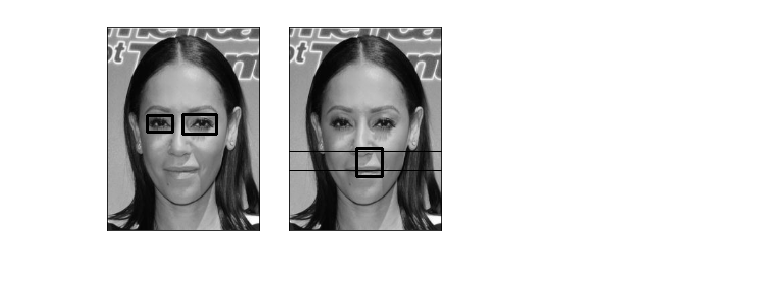
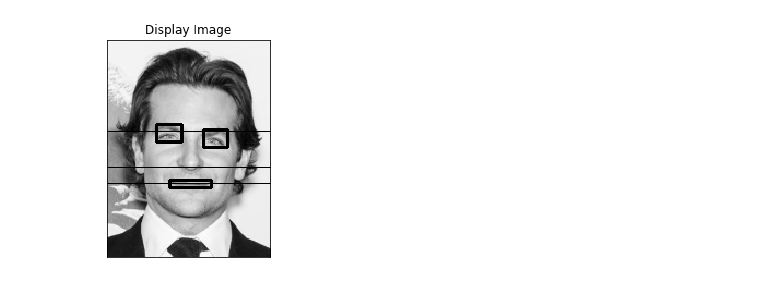
Before and after one commit to SteveSJLee/ECSE415, a Jupyter notebook: src/eye_nose_mouth.ipynb, the cells around one changed output. Saved outputs shown, nothing was run; the diff lists cells and outputs as text; code cells hidden in the pictures.

```diff
--- a/src/eye_nose_mouth.ipynb
+++ b/src/eye_nose_mouth.ipynb
@@ -48,7 +48,7 @@ class SB:
 
         self.sb = img_thr
 
-    def sobel(self, img, th=100):
+    def sobel(self, img, th=130):
         self.img = img
         self.filter()
         self.threshold(th)
@@ -86,7 +86,7 @@ def eye_region(img):
 
     output = cv2.connectedComponentsWithStats(np.uint8(search_region), 8, cv2.CV_32S)
     stats = output[2]
-    for i in range(0, stats.shape[0]):
+    for i in range(1, stats.shape[0]):
         x_pos = stats[i,0] + int(stats[i,2]/2)
         y_pos = stats[i,1] + int(stats[i,3]/2)
         if stats[i,4] >= 30:
@@ -123,16 +123,20 @@ def eye_detect(img_gray):
     search_region = img_gray[h1:h2, w1:w2]
     eye_cascade = cv2.CascadeClassifier('haarcascade_eye.xml')
     eyes = eye_cascade.detectMultiScale(search_region)
-    for i in range(0,len(eyes)):
-        eyes[i][0] += w1
-        eyes[i][1] += h1
+    if len(eyes) < 2:
+        center_line, left, right = eye_region(img_gray)
+        center_line -= h1
+    else:
+        for i in range(0,len(eyes)):
+            eyes[i][0] += w1
+            eyes[i][1] += h1
 
-    if eyes[0][0] < eyes[1][0]:
-        left = eyes[0]
-        right = eyes[1]
-    else:
-        left = eyes[1]
-        right = eyes[0]
+        if eyes[0][0] < eyes[1][0]:
+            left = eyes[0]
+            right = eyes[1]
+        else:
+            left = eyes[1]
+            right = eyes[0]
 
     return center_line+h1, left, right
 
@@ -140,9 +144,9 @@ def nose_mouth_loc(img_gray, l_eye, r_eye):
     height, width = img.shape
     Deyes = r_eye[0] + r_eye[2] - l_eye[0]
     y1 = l_eye[1] + l_eye[3]
-    y2 = h1 + int(3*Deyes/4)
+    y2 = y1 + int(3*Deyes/4)
     x1 = l_eye[0] + int(l_eye[2]/2)
-    x2 = w1 + Deyes - int(l_eye[2]/2) - int(r_eye[2]/2)
+    x2 = x1 + Deyes - int(l_eye[2]/2) - int(r_eye[2]/2)
     hist = np.zeros((y2-y1),dtype = np.uint8)
     sob = sb.sobel(img_gray)
 
@@ -188,7 +192,7 @@ def nose_mouth_loc(img_gray, l_eye, r_eye):
     print(stats)
     for i in range(1, stats.shape[0]):
         y_pos = stats[i,1] + int(stats[i,3]/2)
-        if stats[i,4] >= 30:
+        if stats[i,4] >= 50:
             if abs(y_pos - mouth) < min:
                 min = abs(y_pos - mouth)
                 index = i
@@ -202,7 +206,7 @@ def nose_mouth_loc(img_gray, l_eye, r_eye):
 
     return mouth, nose, mouth_region
 
-img2 = cv2.imread("sample2.jpg",0)
+img2 = cv2.imread("sample4.jpg",0)
 img2 = cv2.resize(img2, (150,200),)
 histo = eye_region(img2)
 #img2 = img.copy()
@@ -217,21 +221,22 @@ cv2.rectangle(img2,
               (0, 0, 255),                  # red
               2)
 
-img4 = cv2.imread("sample2.jpg",0)
+img4 = cv2.imread("sample4.jpg",0)
 img4 = cv2.resize(img4, (150,200),)
 c,left,right = eye_detect(img4)
-#cv2.rectangle(img4,(left[0],left[1]),(left[0]+left[2],left[1]+left[3]),(0,0,255),2)
-#cv2.rectangle(img4,(right[0],right[1]),(right[0]+right[2],right[1]+right[3]),(0,0,255),2)
 
 mouth,nose,mouth_region = nose_mouth_loc(img4,left,right)
 img4[int(mouth),:] = 0
 img4[int(nose),:] = 0
+img4[c,:] = 0
+cv2.rectangle(img4,(left[0],left[1]),(left[0]+left[2],left[1]+left[3]),(0,0,255),2)
+cv2.rectangle(img4,(right[0],right[1]),(right[0]+right[2],right[1]+right[3]),(0,0,255),2)
 cv2.rectangle(img4,(mouth_region[0],mouth_region[1]),(mouth_region[0]+mouth_region[2],mouth_region[1]+mouth_region[3]),(0,0,255),2)
 #cv2.rectangle(img4,(x1,y1),(x2,y2),(0,0,255),2)
 
-plt.subplot(121), plt.imshow(img2, cmap="gray")
-plt.title("img2"),plt.xticks([]),plt.yticks([])
-plt.subplot(122), plt.imshow(img4, cmap="gray")
-plt.title("img4"),plt.xticks([]),plt.yticks([])
+#plt.subplot(121), plt.imshow(img2, cmap="gray")
+#plt.title("img2"),plt.xticks([]),plt.yticks([])
+plt.subplot(111), plt.imshow(img4, cmap="gray")
+plt.title("Display Image"),plt.xticks([]),plt.yticks([])
 plt.show()
 # %% [output]
@@ -255 +260 @@ plt.show()
-[figure, old version]
+[figure, new version]
```
Also changed, not shown: parts of 1 cell of this notebook.
